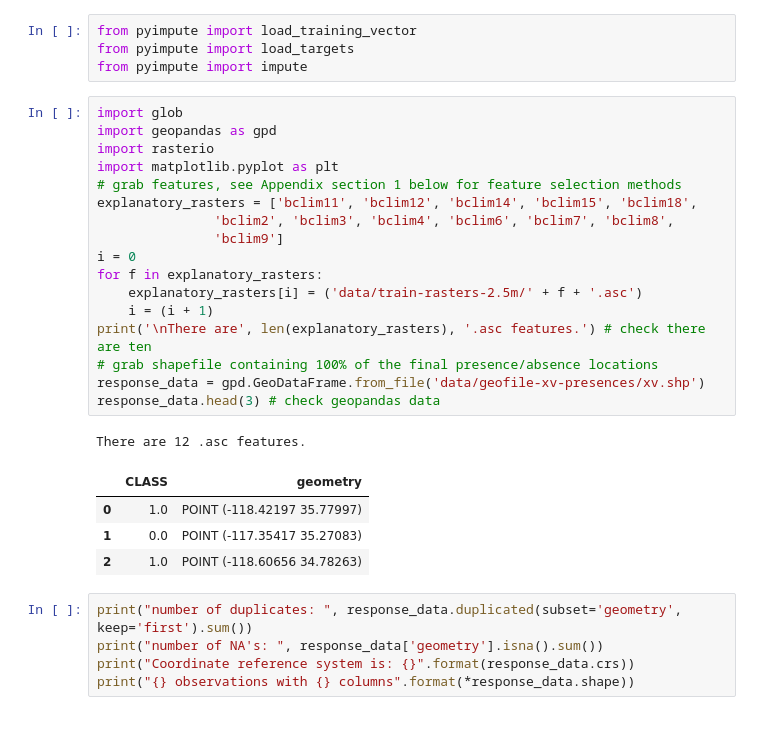
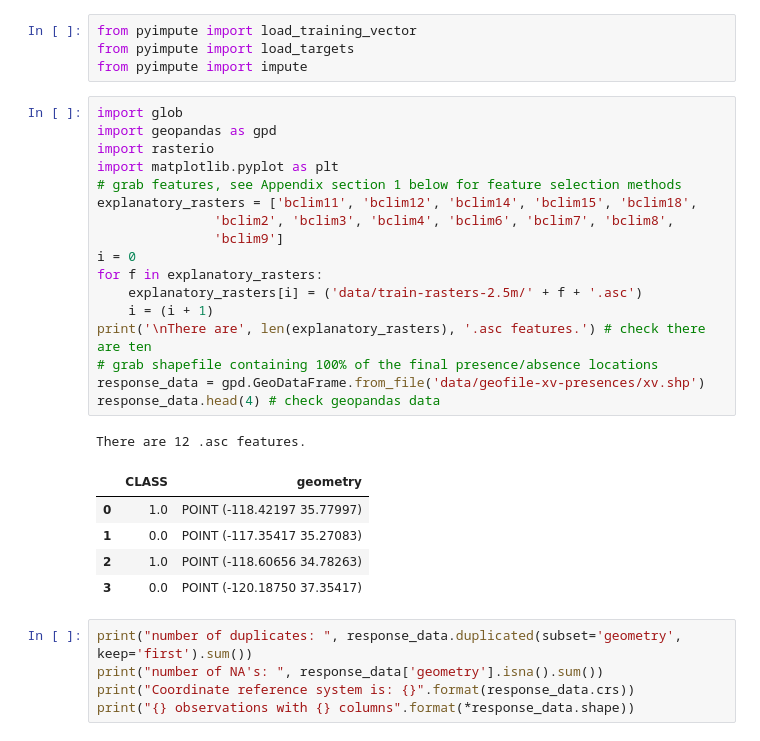
Before and after one commit to daniel-furman/ensemble-climate-projections, a Jupyter notebook: Comparing_MLs.ipynb, the cells around one changed output. Cells and saved outputs as stored; diff of their text form.

```diff
--- a/Comparing_MLs.ipynb
+++ b/Comparing_MLs.ipynb
@@ -94,26 +94,27 @@ from pyimpute import impute
 # %%
 import glob
 import geopandas as gpd
 import rasterio
 import matplotlib.pyplot as plt
 # grab features, see Appendix section 1 below for feature selection methods
 explanatory_rasters = ['bclim11', 'bclim12', 'bclim14', 'bclim15', 'bclim18',
                'bclim2', 'bclim3', 'bclim4', 'bclim6', 'bclim7', 'bclim8',
                'bclim9']
 i = 0
 for f in explanatory_rasters:
     explanatory_rasters[i] = ('data/train-rasters-2.5m/' + f + '.asc')
     i = (i + 1)
 print('\nThere are', len(explanatory_rasters), '.asc features.') # check there are ten
 # grab shapefile containing 100% of the final presence/absence locations
 response_data = gpd.GeoDataFrame.from_file('data/geofile-xv-presences/xv.shp')
-response_data.head(3) # check geopandas data
+response_data.head(4) # check geopandas data
 # %% [output]
 There are 12 .asc features.
 |  | CLASS | geometry |
 | 0 | 1.0 | POINT (-118.42197 35.77997) |
 | 1 | 0.0 | POINT (-117.35417 35.27083) |
 | 2 | 1.0 | POINT (-118.60656 34.78263) |
+| 3 | 0.0 | POINT (-120.18750 37.35417) |
 # %%
 print("number of duplicates: ", response_data.duplicated(subset='geometry', keep='first').sum())
 print("number of NA's: ", response_data['geometry'].isna().sum())
```
Also changed, not shown: parts of 2 cells of this notebook, 1 other file.
